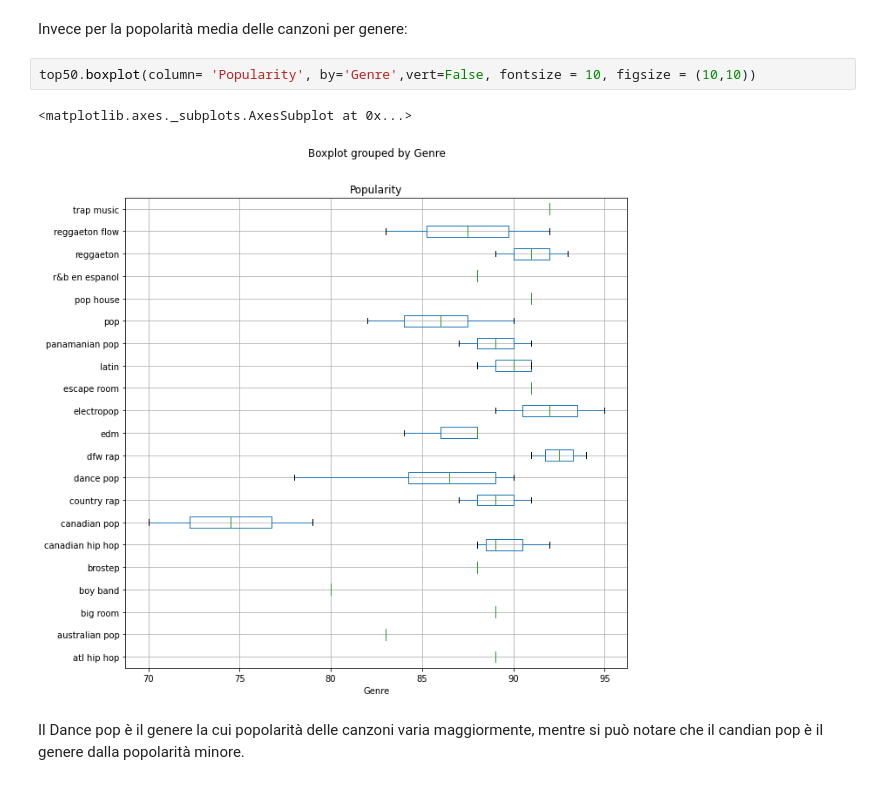
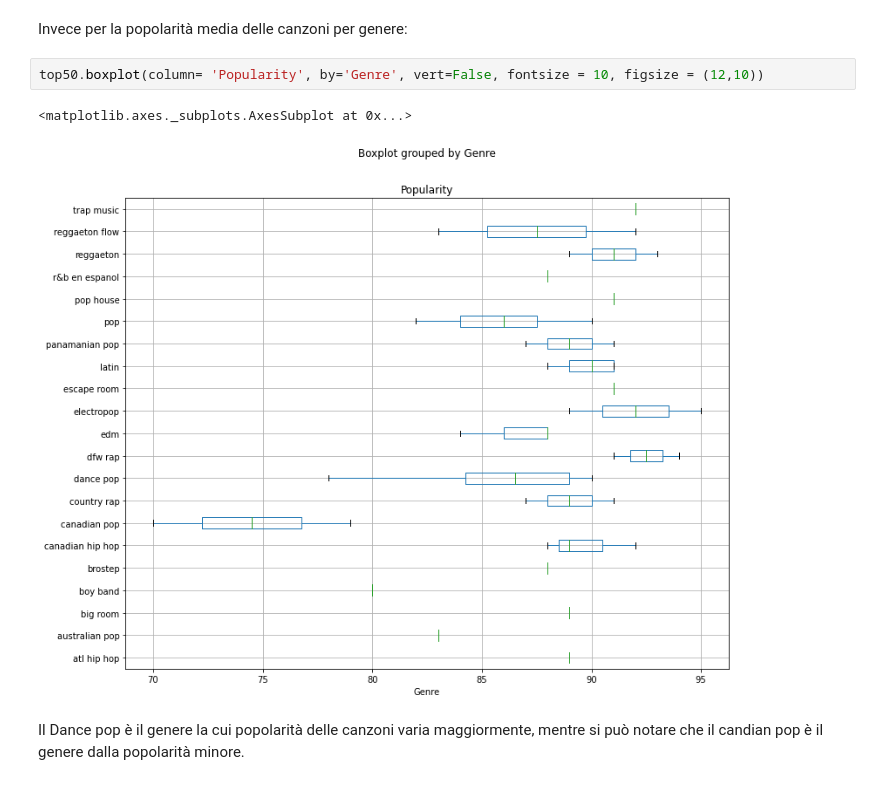
Before and after one commit to PedemonteGiacomo/DataScienceProject, a Jupyter notebook: project.ipynb, the cells around one changed output. Drawn from its saved outputs; the diff is of its cells as text.

```diff
--- a/project.ipynb
+++ b/project.ipynb
@@ -131,10 +131,10 @@ Il primo di questi due ,a differenza del secondo, ha la mediana più alta e quin
 # %% [markdown]
 Invece per la popolarità media delle canzoni per genere:
 # %%
-top50.boxplot(column= 'Popularity', by='Genre',vert=False, fontsize = 10, figsize = (10,10))
+top50.boxplot(column= 'Popularity', by='Genre', vert=False, fontsize = 10, figsize = (12,10))
 # %% [output]
 <matplotlib.axes._subplots.AxesSubplot at 0x...>
-[figure, old version]
+[figure, new version]
 # %% [markdown]
 Il Dance pop è il genere la cui popolarità delle canzoni varia maggiormente, mentre si può notare che il candian pop è il genere dalla popolarità minore.
 # %% [markdown]
```
Also changed, not shown: parts of 12 cells of this notebook.
